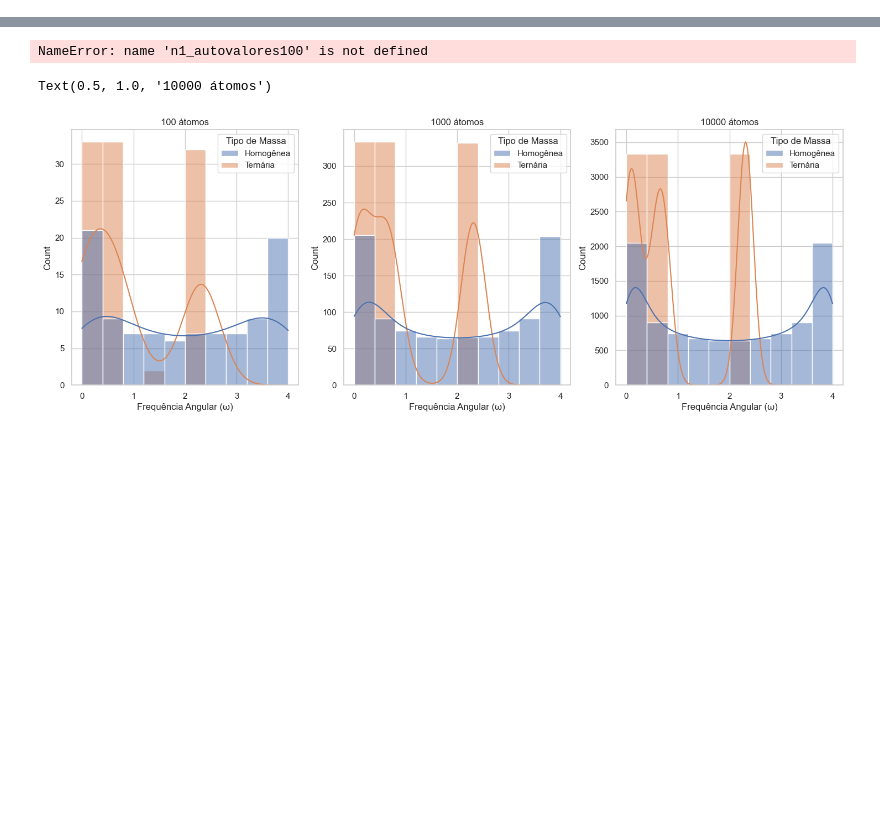
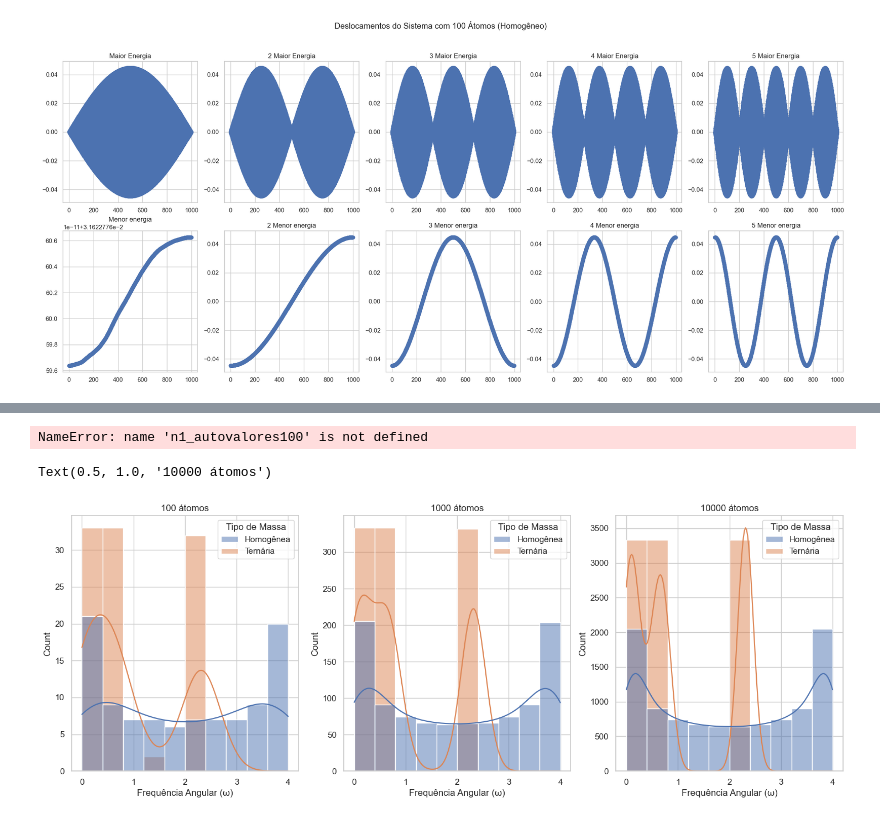
Before and after one commit to LucasMDeLucca/AV5, a Jupyter notebook: av5.ipynb, the cells around one changed output, grey strips where cells are left out. Saved outputs shown, nothing was run; the diff lists cells and outputs as text; code cells hidden in the pictures; blank space fills up the shorter version.

```diff
--- a/av5.ipynb
+++ b/av5.ipynb
@@ -138,0 +242,40 @@ df2['Tipo de Massa'] = ['Homogênea']*len(n1_freq1000) + ['Ternária']*len(n2_fr
+# %%
+fig, ax = plt.subplots(nrows=2, ncols=5, figsize=(25, 10))
+plt.suptitle("Deslocamentos do Sistema com 100 Átomos (Homogêneo)")
+
+ax[0,0].plot(n1_autovetores1000[:, -1],"o-", label = "Maior energia")
+ax[0,0].set_title("Maior Energia")
+
+ax[0,1].plot(n1_autovetores1000[:, -2],"o-", label = "2 Maior energia")
+ax[0,1].set_title("2 Maior Energia")
+
+ax[0,2].plot(n1_autovetores1000[:, -3],"o-", label = "3 Maior energia")
+ax[0,2].set_title("3 Maior Energia")
+
+ax[0,3].plot(n1_autovetores1000[:, -4],"o-", label = "4 Maior energia")
+ax[0,3].set_title("4 Maior Energia")
+
+ax[0,4].plot(n1_autovetores1000[:, -5],"o-", label = "5 Maior energia")
+ax[0,4].set_title("5 Maior Energia")
+
+
+ax[1,0].plot(n1_autovetores1000[:, 0],"o-", label = "Menor energia")
+ax[1,0].set_title("Menor energia")
+
+ax[1,1].plot(n1_autovetores1000[:, 1],"o-", label = "2 Menor energia")
+ax[1,1].set_title("2 Menor energia")
+
+ax[1,2].plot(n1_autovetores1000[:, 2],"o-", label = "3 Menor energia")
+ax[1,2].set_title("3 Menor energia")
+
+ax[1,3].plot(n1_autovetores1000[:, 3],"o-", label = "4 Menor energia")
+ax[1,3].set_title("4 Menor energia")
+
+ax[1,4].plot(n1_autovetores1000[:, 4],"o-", label = "5 Menor energia")
+ax[1,4].set_title("5 Menor energia")
+
+
+
+plt.show()
+# %% [output]
+[figure, added]
```
Also changed, not shown: parts of 10 cells of this notebook, 1 other file.
